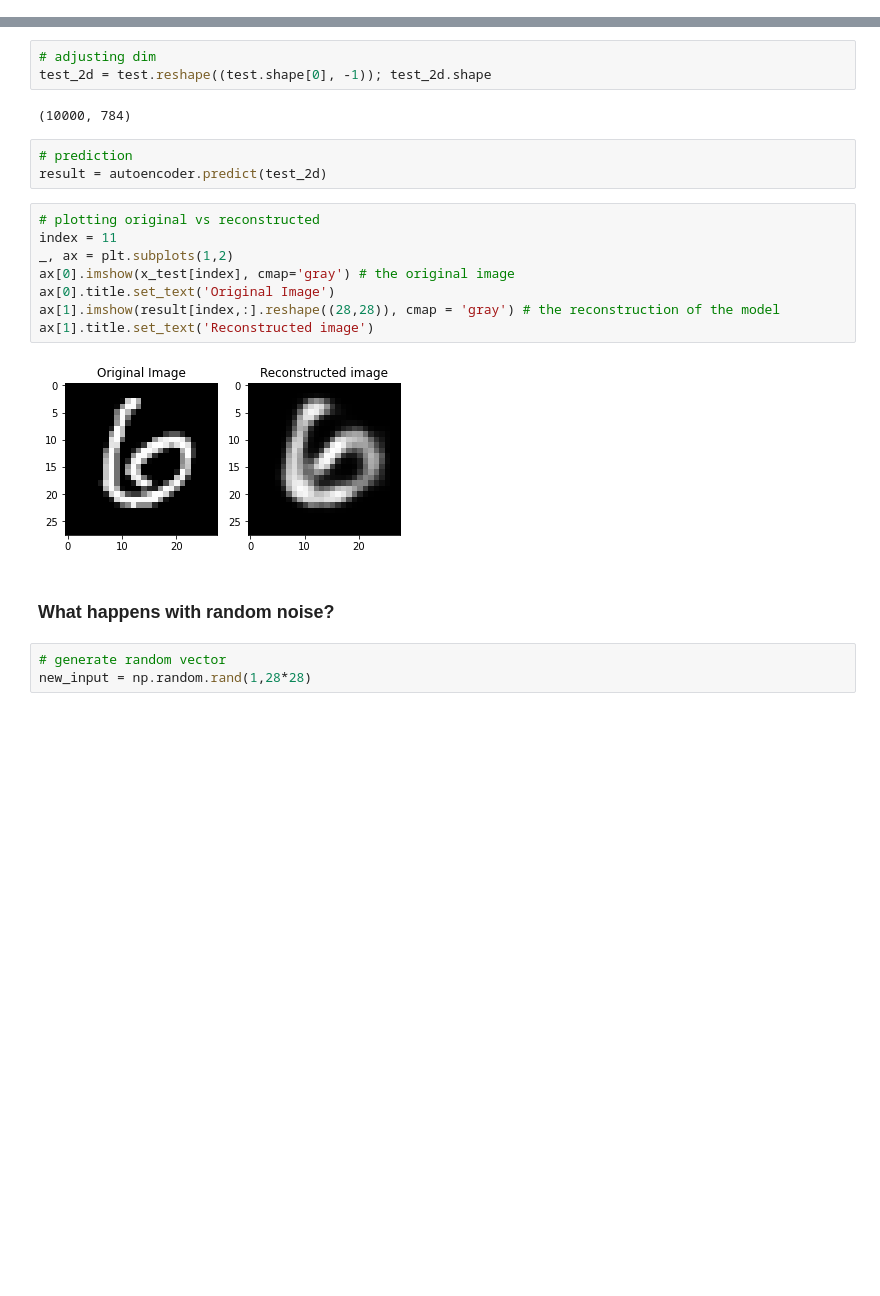
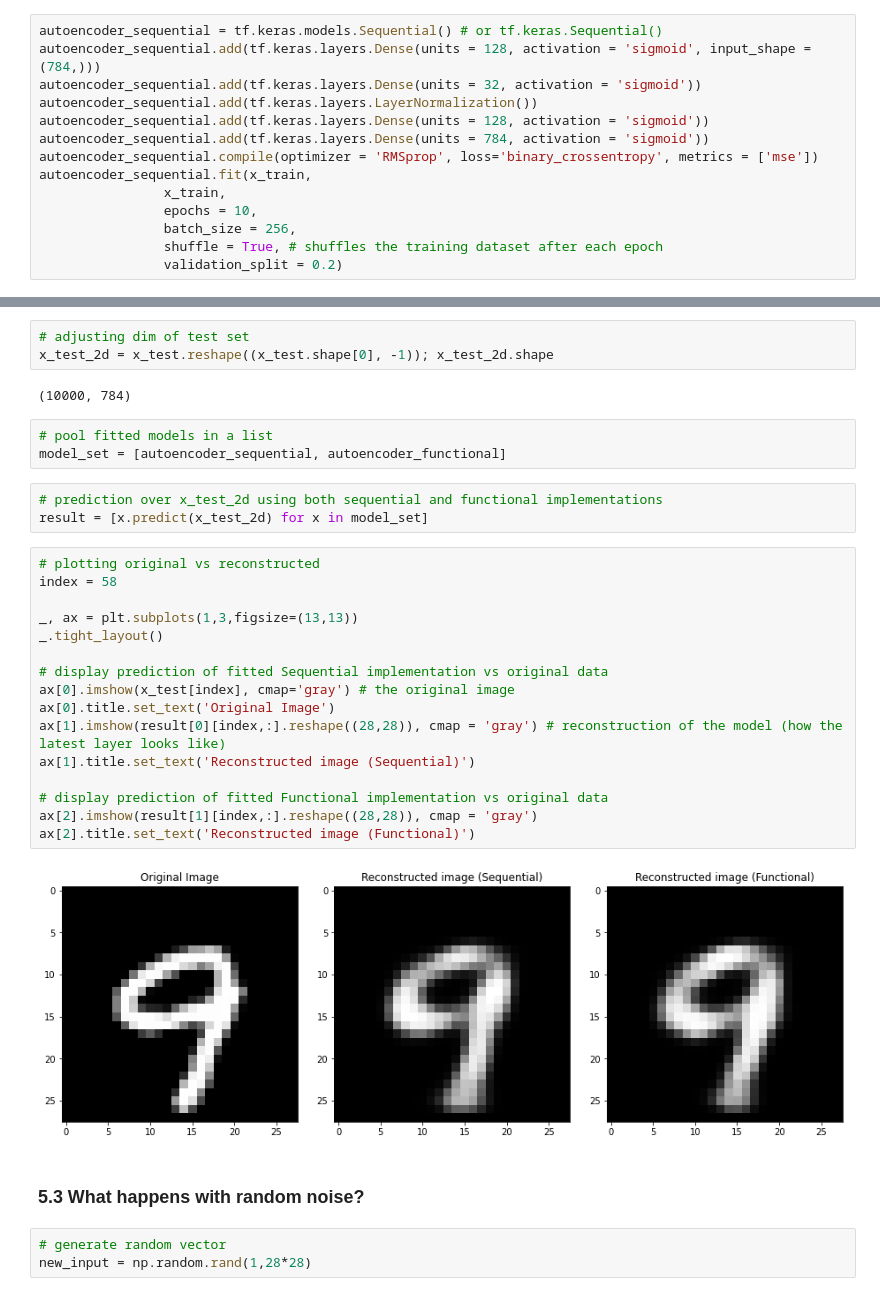
Before and after one commit to loremarchi/hands-on-machine-learning-R-module-3-python, a Jupyter notebook: 5_autoencoder.ipynb, the cells around one changed output, grey strips where cells are left out. Cells and saved outputs as stored; diff of their text form; blank space fills up the shorter version.

Commit message:
updated
added descriptions, added both sequential and functional implementation, added img with network structure

```diff
--- a/5_autoencoder.ipynb
+++ b/5_autoencoder.ipynb
@@ -20,0 +62,14 @@ x_train = x_train.reshape(60000, 784)
+# %%
+autoencoder_sequential = tf.keras.models.Sequential() # or tf.keras.Sequential()
+autoencoder_sequential.add(tf.keras.layers.Dense(units = 128, activation = 'sigmoid', input_shape = (784,)))
+autoencoder_sequential.add(tf.keras.layers.Dense(units = 32, activation = 'sigmoid'))
+autoencoder_sequential.add(tf.keras.layers.LayerNormalization())
+autoencoder_sequential.add(tf.keras.layers.Dense(units = 128, activation = 'sigmoid'))
+autoencoder_sequential.add(tf.keras.layers.Dense(units = 784, activation = 'sigmoid'))
+autoencoder_sequential.compile(optimizer = 'RMSprop', loss='binary_crossentropy', metrics = ['mse'])
+autoencoder_sequential.fit(x_train,
+                x_train,
+                epochs = 10,
+                batch_size = 256,
+                shuffle = True, # shuffles the training dataset after each epoch
+                validation_split = 0.2)
@@ -63,23 +142,34 @@ Epoch 10/10
 # %%
-# adjusting dim
-test_2d = test.reshape((test.shape[0], -1)); test_2d.shape
+# adjusting dim of test set
+x_test_2d = x_test.reshape((x_test.shape[0], -1)); x_test_2d.shape
 # %% [output]
 (10000, 784)
-# %%
-# prediction
-result = autoencoder.predict(test_2d)
+# %%
+# pool fitted models in a list
+model_set = [autoencoder_sequential, autoencoder_functional]
+# %%
+# prediction over x_test_2d using both sequential and functional implementations
+result = [x.predict(x_test_2d) for x in model_set]
 # %%
 # plotting original vs reconstructed
-index = 11
-_, ax = plt.subplots(1,2)
+index = 58
+
+_, ax = plt.subplots(1,3,figsize=(13,13))
+_.tight_layout()
+
+# display prediction of fitted Sequential implementation vs original data
 ax[0].imshow(x_test[index], cmap='gray') # the original image
 ax[0].title.set_text('Original Image')
-ax[1].imshow(result[index,:].reshape((28,28)), cmap = 'gray') # the reconstruction of the model
-ax[1].title.set_text('Reconstructed image')
+ax[1].imshow(result[0][index,:].reshape((28,28)), cmap = 'gray') # reconstruction of the model (how the latest layer looks like)
+ax[1].title.set_text('Reconstructed image (Sequential)')
+
+# display prediction of fitted Functional implementation vs original data
+ax[2].imshow(result[1][index,:].reshape((28,28)), cmap = 'gray')
+ax[2].title.set_text('Reconstructed image (Functional)')
 # %% [output]
-[figure, old version]
+[figure, new version]
 # %% [markdown]
-### What happens with random noise?
+### 5.3 What happens with random noise?
 # %%
 # generate random vector
 new_input = np.random.rand(1,28*28)
```
Also changed, not shown: parts of 20 cells of this notebook.
